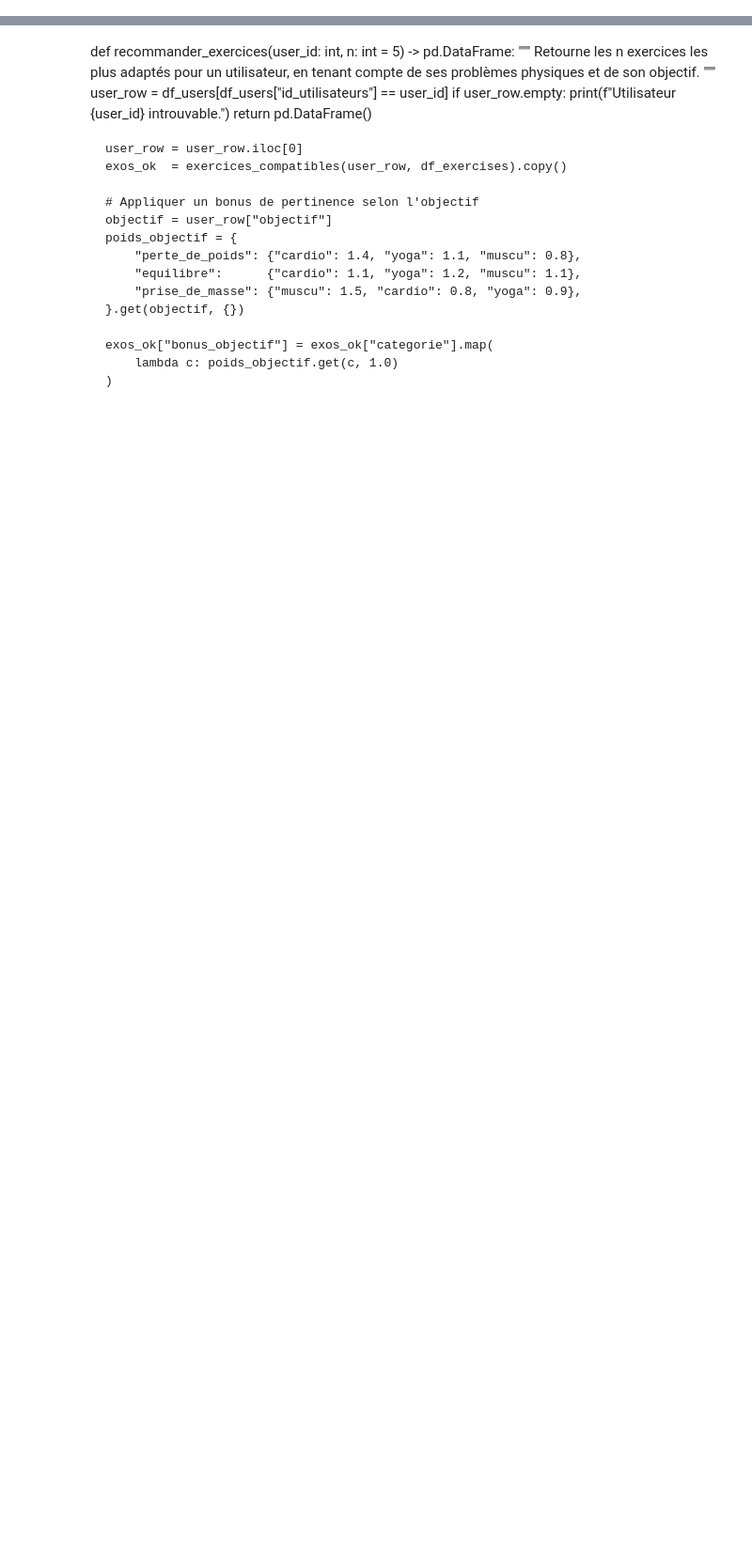
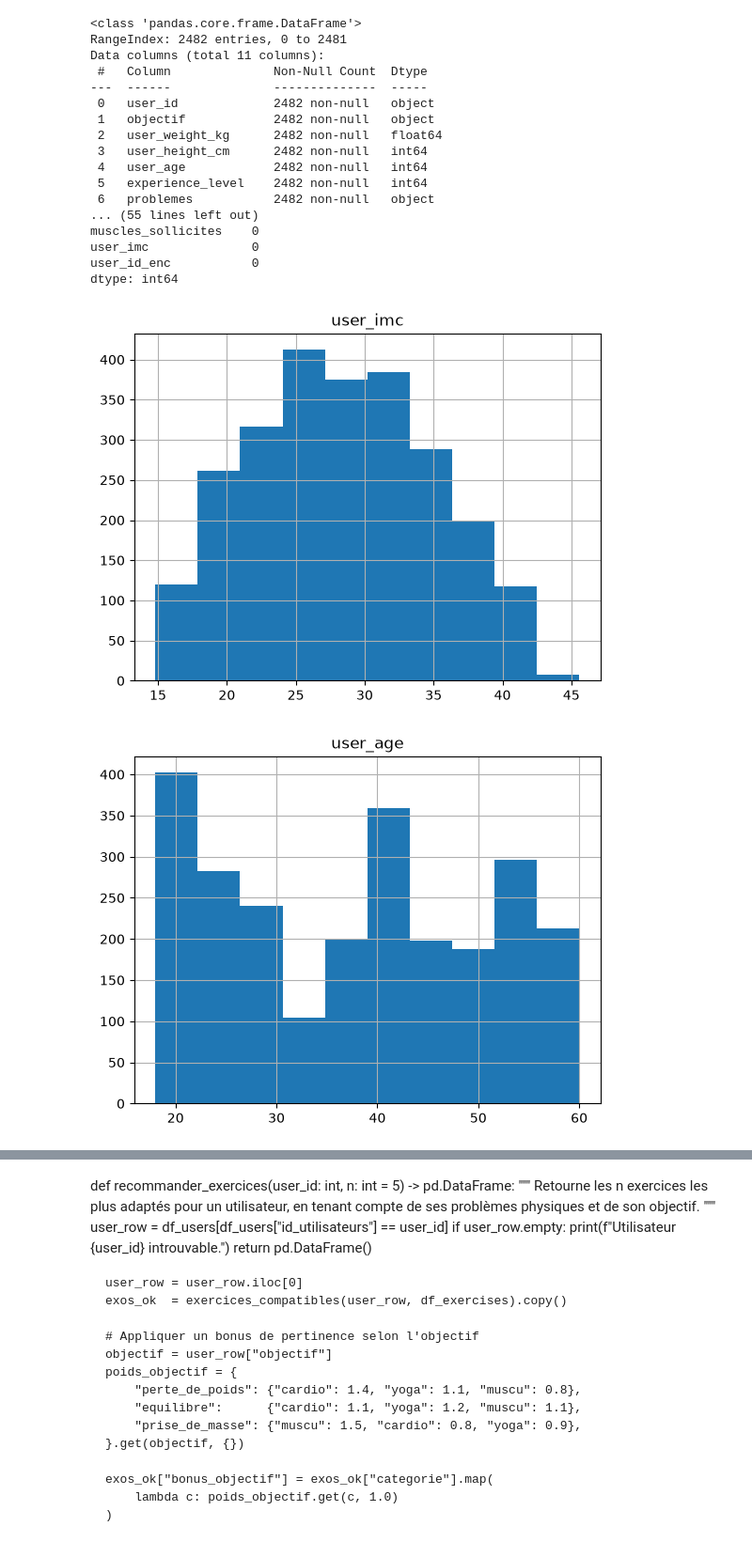
Before and after one commit to LeChatmot/projetMSPR1, a Jupyter notebook: HealthIABack/notebook/recommandationModeleIA.ipynb, the cells around one changed output, grey strips where cells are left out. Shown at 94% size. Saved outputs shown, nothing was run; the diff lists cells and outputs as text; code cells hidden in the pictures; blank space fills up the shorter version.

Commit message:
Rajout du dossier data avec le mocking et du datasets pour les données et modele avec notebook et microservice

```diff
--- a/HealthIABack/notebook/recommandationModeleIA.ipynb
+++ b/HealthIABack/notebook/recommandationModeleIA.ipynb
@@ -85,18 +135,52 @@ FROM utilisateurs]
 # %%
-def derive_objectif(imc):
-    if imc is None:
-        return "equilibre"
-    if imc < 18.5:
-        return "prise_de_masse"
-    elif imc < 25:
-        return "equilibre"
-    else:
-        return "perte_de_poids"
+import matplotlib.pyplot as plt
+import seaborn as sns
 
-df_users["objectif"] = df_users["imc"].apply(derive_objectif)
+print(df.info())
+print(df.describe(include="all"))
+print("\nValeurs manquantes :\n", df.isnull().sum())
 
-# Encoder l'objectif en entier pour le modèle
-objectif_map = {"perte_de_poids": 0, "equilibre": 1, "prise_de_masse": 2}
-df_users["objectif_enc"] = df_users["objectif"].map(objectif_map)
+sample_df = df.drop_duplicates("user_id").sample(min(200, df["user_id"].nunique()), random_state=42)
 
-print(df_users[["id_utilisateurs", "imc", "objectif"]].head())
+for col in ["user_imc", "user_age"]:
+    df[col].hist()
+    plt.title(col)
+    plt.show()
+
+df["objectif"].value_counts().plot(kind="bar", title="Répartition des objectifs")
+plt.show()
+
+df["exercice_name"].value_counts().head(20).plot(kind="barh", title="Top 20 exercices")
+plt.gca().invert_yaxis()
+plt.show()
+
+sns.pairplot(
+    sample_df,
+    vars=["user_imc", "user_age"],
+    hue="objectif",
+    palette="tab10",
+    corner=True,
+    plot_kws={"alpha": 0.6},
+)
+plt.suptitle("Pairwise plots", y=1.02)
+plt.show()
+# %% [output]
+<class 'pandas.core.frame.DataFrame'>
+RangeIndex: 2482 entries, 0 to 2481
+Data columns (total 11 columns):
+ #   Column              Non-Null Count  Dtype
+---  ------              --------------  -----
+ 0   user_id             2482 non-null   object
+ 1   objectif            2482 non-null   object
+ 2   user_weight_kg      2482 non-null   float64
+ 3   user_height_cm      2482 non-null   int64
+ 4   user_age            2482 non-null   int64
+ 5   experience_level    2482 non-null   int64
+ 6   problemes           2482 non-null   object
+... (55 lines left out)
+muscles_sollicites    0
+user_imc              0
+user_id_enc           0
+dtype: int64
+[figure, added]
+[figure, added]
```
Also changed, not shown: parts of 16 cells of this notebook, 11 other files.
